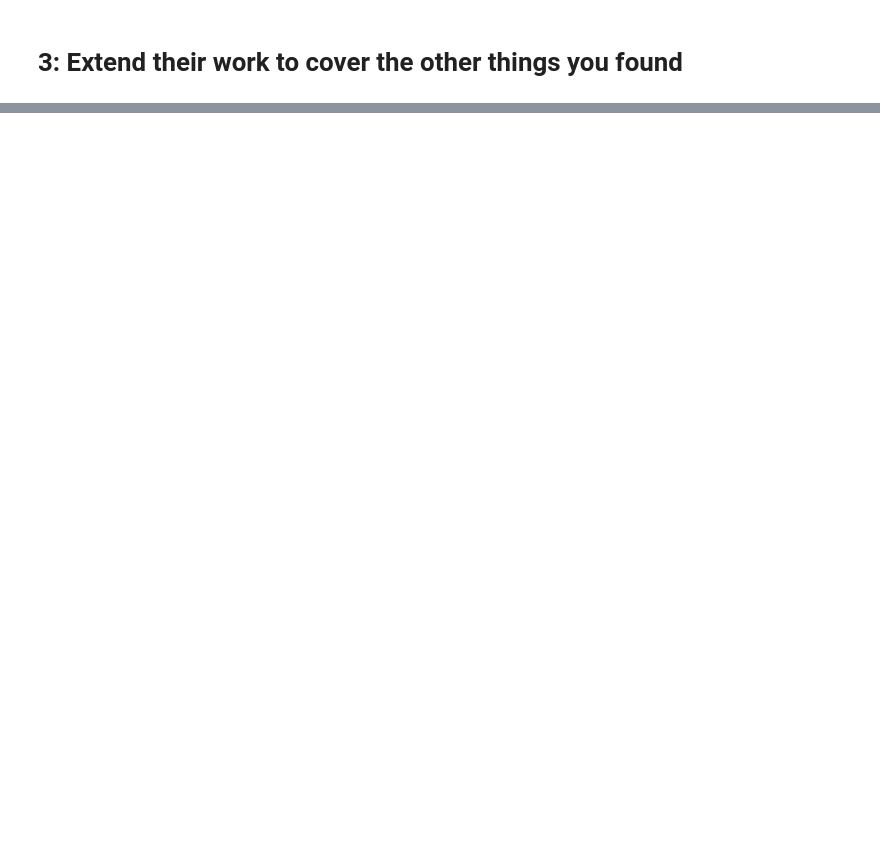
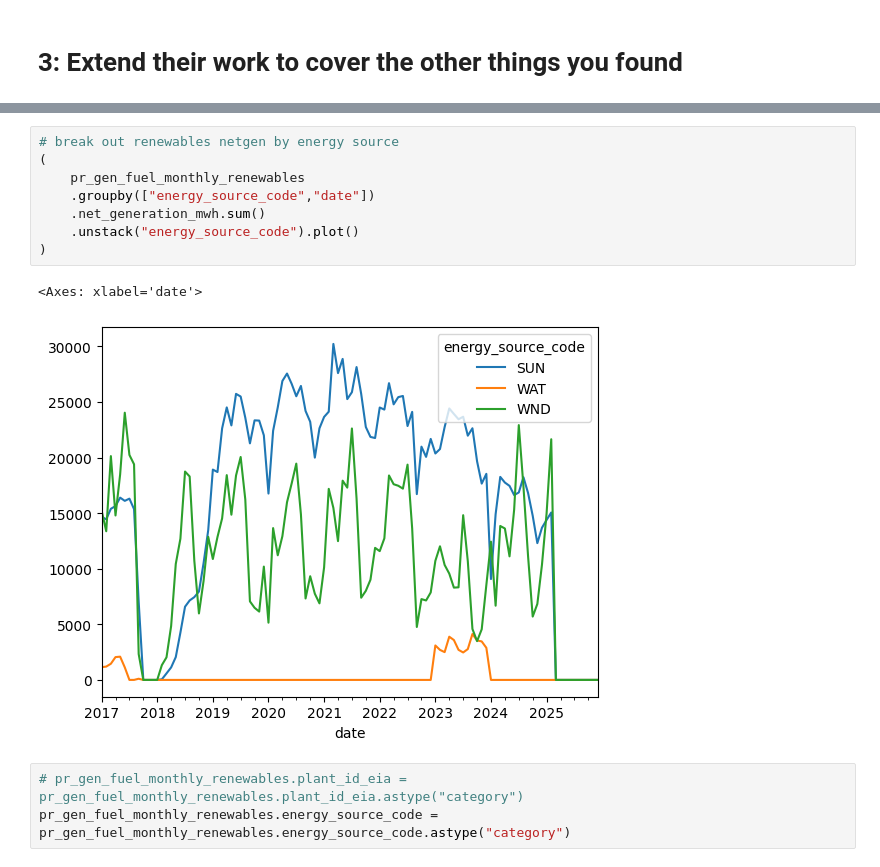
Before and after one commit to catalyst-cooperative/open-energy-data-for-all, a Jupyter notebook: notebooks/visualization_troubleshooting.ipynb, the cells around one changed output, grey strips where cells are left out. Saved outputs shown, nothing was run; the diff lists cells and outputs as text; blank space fills up the shorter version.

```diff
--- a/notebooks/visualization_troubleshooting.ipynb
+++ b/notebooks/visualization_troubleshooting.ipynb
@@ -366,0 +517,14 @@ pr_gen_fuel_elec_final.groupby("date").fuel_consumed_for_electricity_mmbtu.sum()
+# %%
+# break out renewables netgen by energy source
+(
+    pr_gen_fuel_monthly_renewables
+    .groupby(["energy_source_code","date"])
+    .net_generation_mwh.sum()
+    .unstack("energy_source_code").plot()
+)
+# %% [output]
+<Axes: xlabel='date'>
+[figure, added]
+# %%
+# pr_gen_fuel_monthly_renewables.plant_id_eia = pr_gen_fuel_monthly_renewables.plant_id_eia.astype("category")
+pr_gen_fuel_monthly_renewables.energy_source_code = pr_gen_fuel_monthly_renewables.energy_source_code.astype("category")
```
Also changed, not shown: parts of 13 cells of this notebook, 2 other files.
